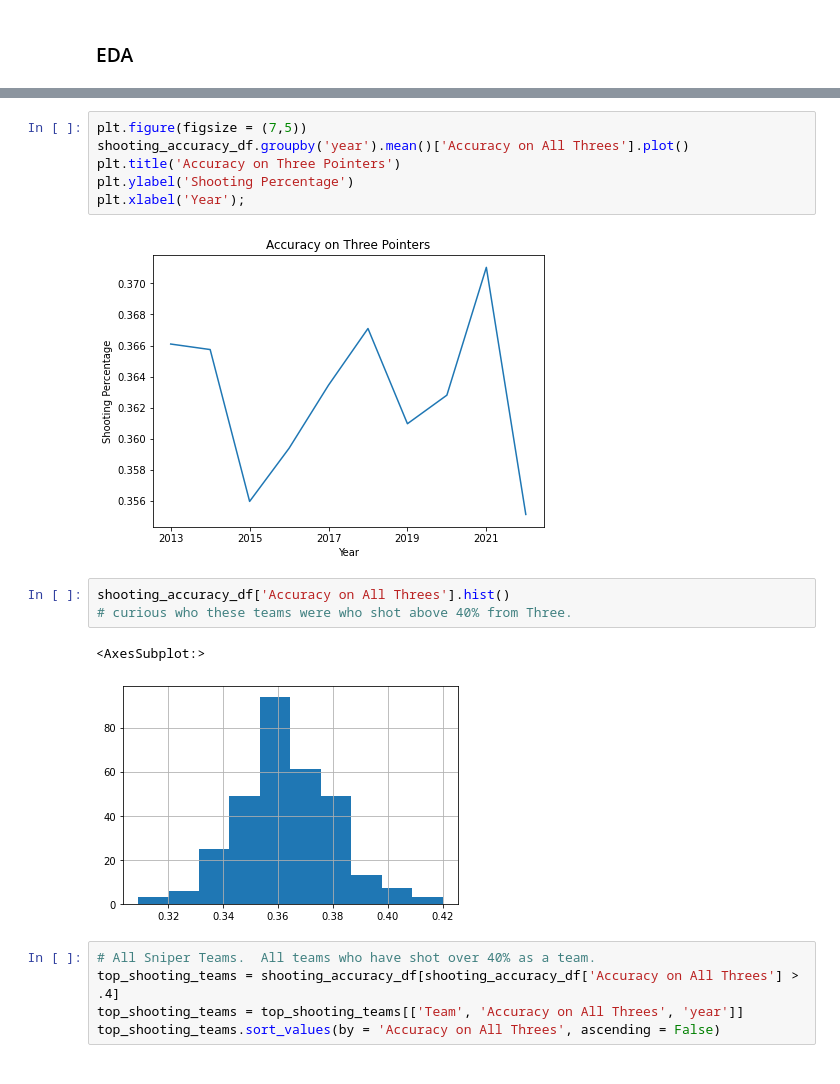
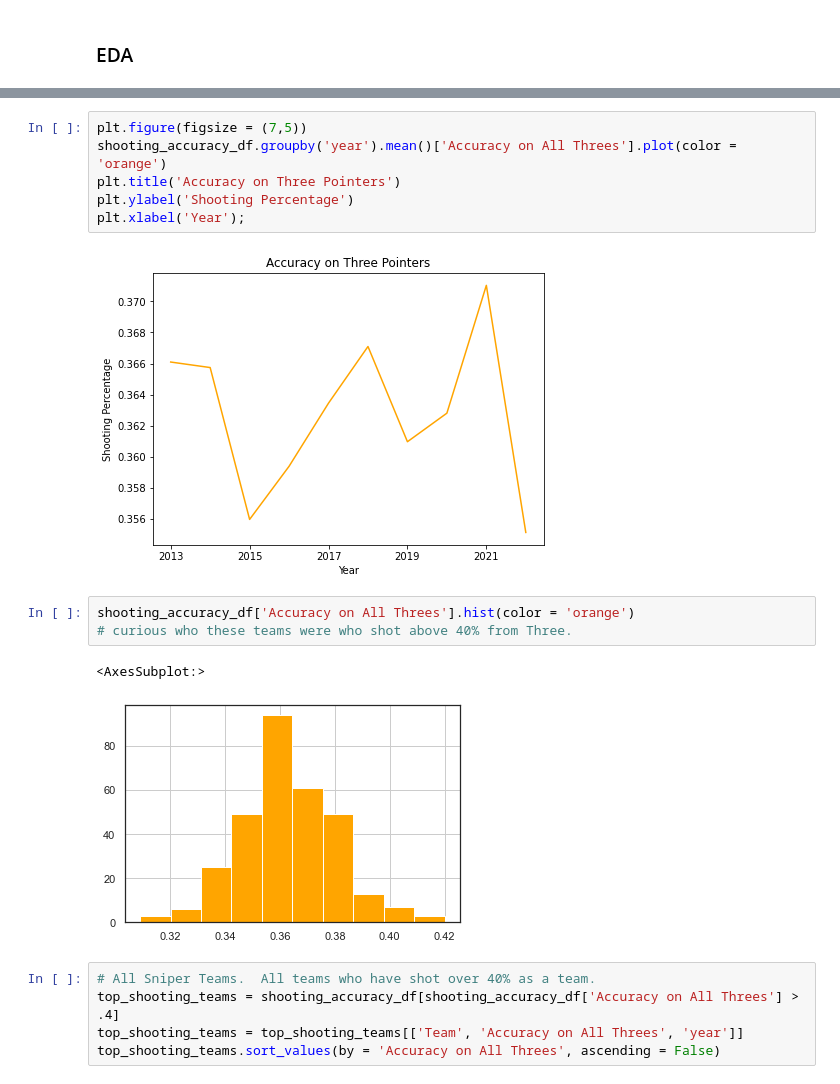
Before and after one commit to aothree/NBA-Style-of-Play, a Jupyter notebook: before_model_eda.ipynb, the cells around one changed output, grey strips where cells are left out. Saved outputs shown, nothing was run; the diff lists cells and outputs as text.

```diff
--- a/before_model_eda.ipynb
+++ b/before_model_eda.ipynb
@@ -226,17 +228,17 @@ plt.xlabel('Year');
 # %%
 plt.figure(figsize = (7,5))
-shooting_accuracy_df.groupby('year').mean()['Accuracy on All Threes'].plot()
+shooting_accuracy_df.groupby('year').mean()['Accuracy on All Threes'].plot(color = 'orange')
 plt.title('Accuracy on Three Pointers')
 plt.ylabel('Shooting Percentage')
 plt.xlabel('Year');
 # %% [output]
-[figure, old version]
+[figure, new version]
 # %%
-shooting_accuracy_df['Accuracy on All Threes'].hist()
+shooting_accuracy_df['Accuracy on All Threes'].hist(color = 'orange')
 # curious who these teams were who shot above 40% from Three.
 # %% [output]
 <AxesSubplot:>
-[figure, old version]
+[figure, new version]
 # %%
 # All Sniper Teams.  All teams who have shot over 40% as a team.
 top_shooting_teams = shooting_accuracy_df[shooting_accuracy_df['Accuracy on All Threes'] > .4]
```
Also changed, not shown: parts of 11 cells of this notebook, 4 other files.
